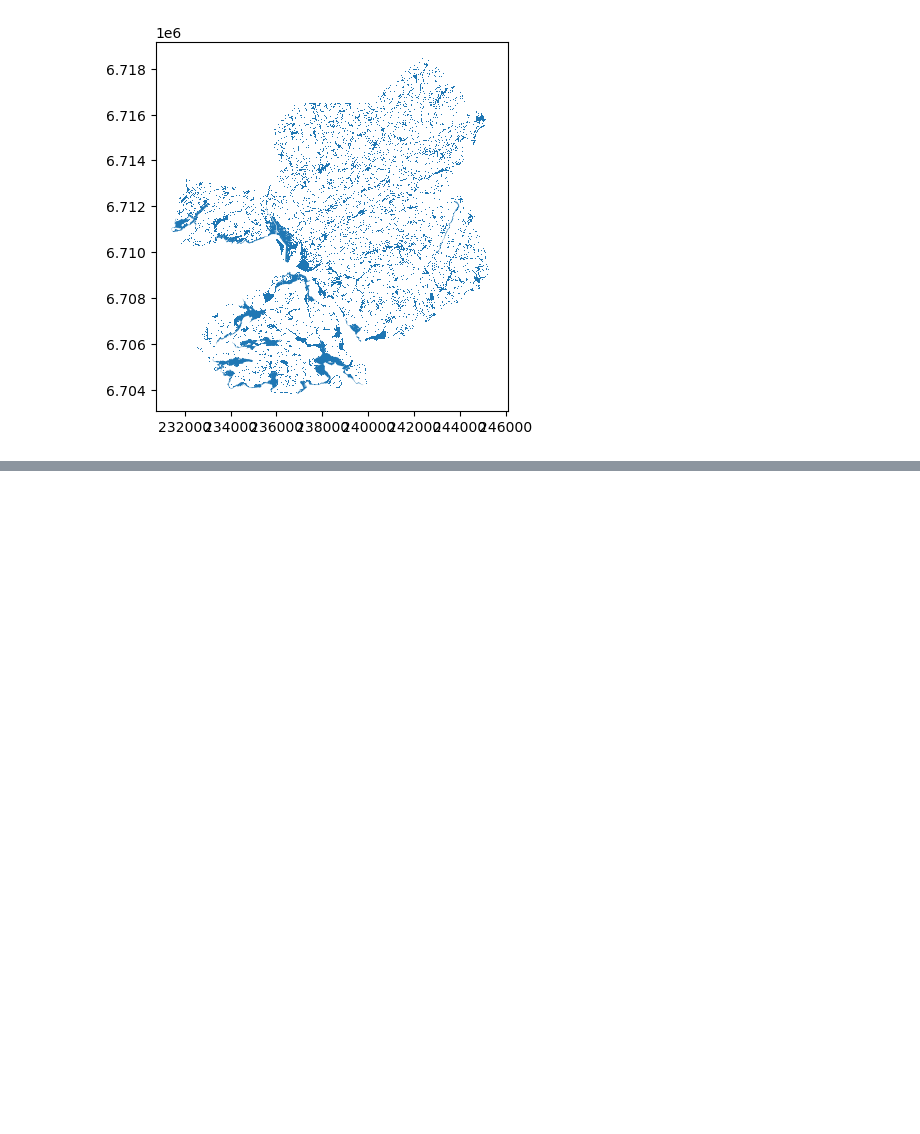
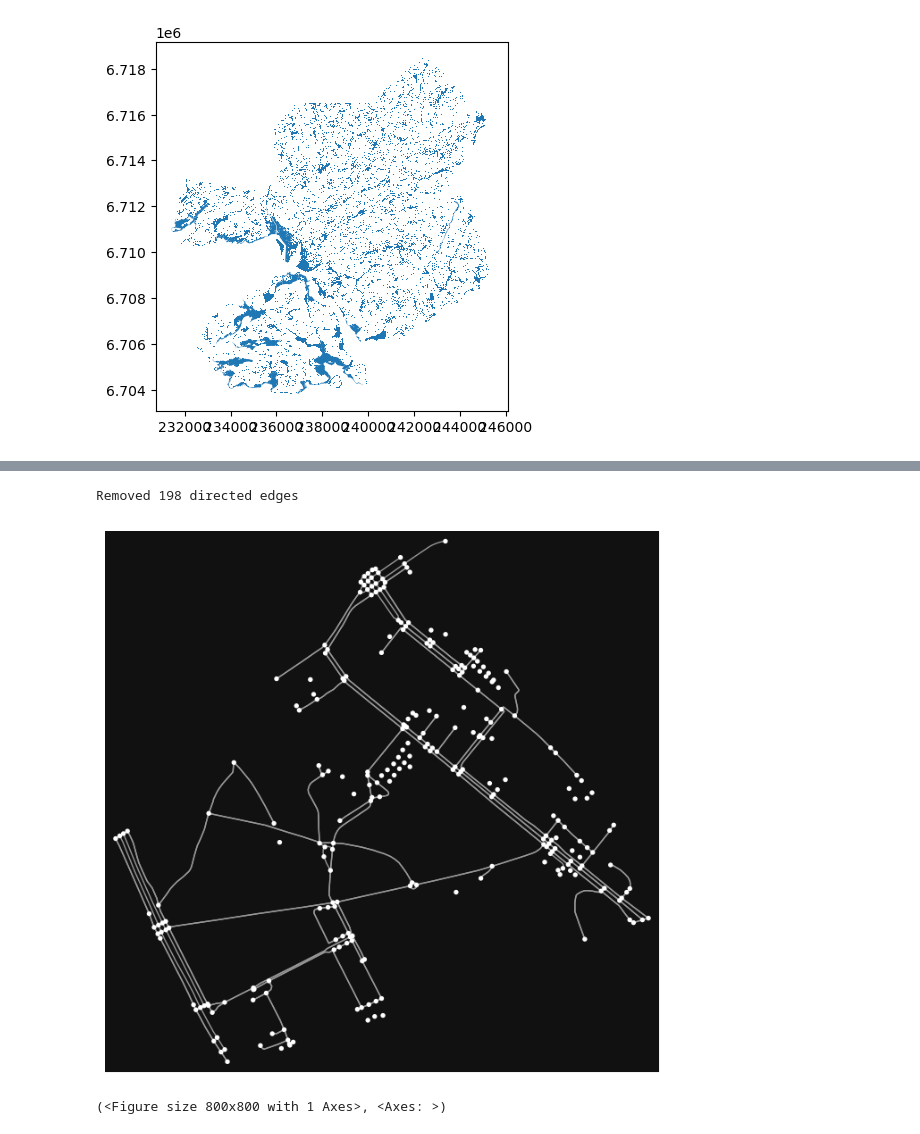
Before and after one commit to lasain/lasninas, a Jupyter notebook: osm_cycle_network.ipynb, the cells around one changed output, grey strips where cells are left out. Drawn from its saved outputs; the diff is of its cells as text; code cells hidden in the pictures; blank space fills up the shorter version.

```diff
--- a/osm_cycle_network.ipynb
+++ b/osm_cycle_network.ipynb
@@ -96,0 +135,36 @@ tulvat.plot()
+# %%
+import networkx as nx
+
+G_clean = G_kupittaa.copy()
+
+excluded_services = {
+    "parking_aisle",
+    "parking",
+    "driveway",
+    "emergency_access"
+}
+
+def has_excluded_tag(value, excluded):
+    if isinstance(value, (list, tuple, set)):
+        return any(v in excluded for v in value)
+    return value in excluded
+
+edges_to_remove = [
+    (u, v, key)
+    for u, v, key, data in G_clean.edges(
+        keys=True, data=True
+    )
+    if has_excluded_tag(
+        data.get("service"),
+        excluded_services
+    )
+]
+
+G_clean.remove_edges_from(edges_to_remove)
+
+print(f"Removed {len(edges_to_remove)} directed edges")
+ox.plot_graph(G_clean)
+# %% [output]
+Removed 198 directed edges
+[figure, added]
+(<Figure size 800x800 with 1 Axes>, <Axes: >)
```
Also changed, not shown: parts of 3 cells of this notebook.
